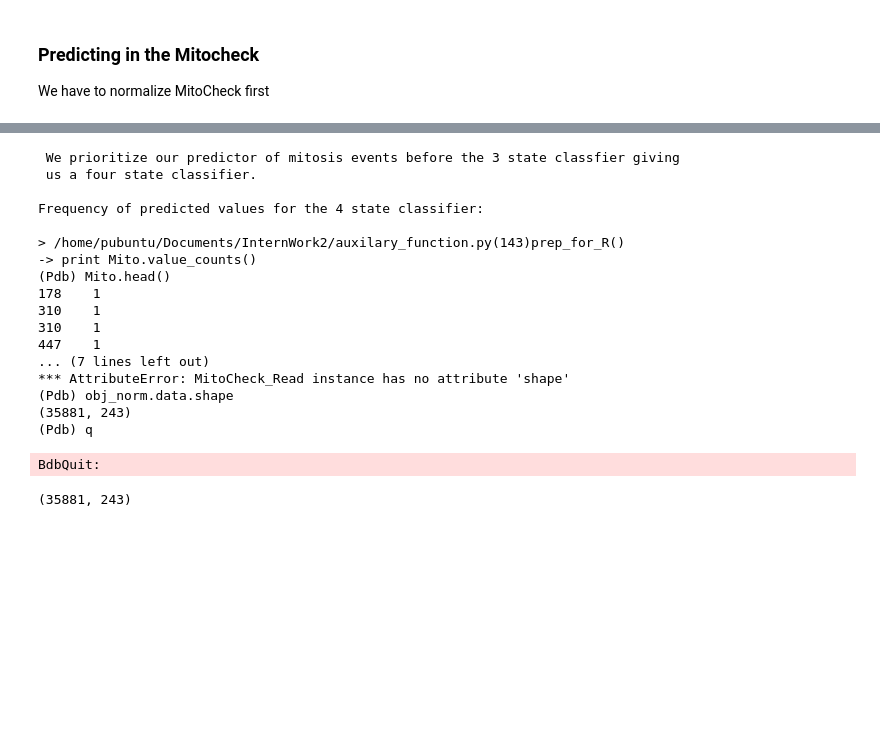
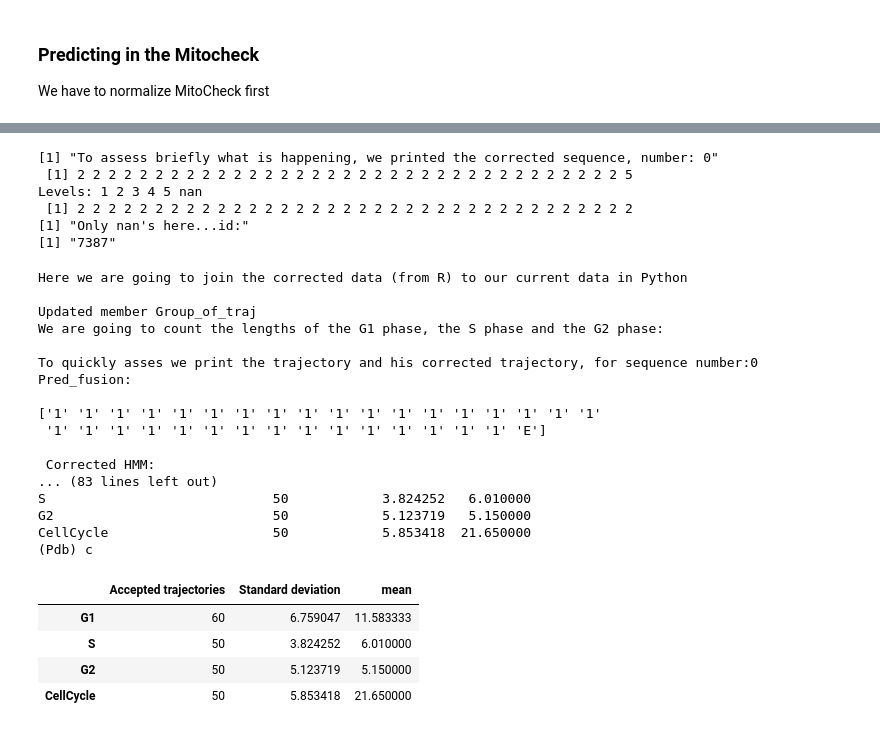
Before and after one commit to PeterJackNaylor/InternWork2, a Jupyter notebook: MitoCheck.ipynb, the cells around one changed output, grey strips where cells are left out. Saved outputs shown, nothing was run; the diff lists cells and outputs as text; code cells hidden in the pictures; blank space fills up the shorter version.

```diff
--- a/MitoCheck.ipynb
+++ b/MitoCheck.ipynb
@@ -314,0 +316,10 @@ Updated member Group_of_traj
+# %%
+%%R
+source("HMM_correcting_model.R")
+list_obj=HMM_correct(data,EmissionMat_,classif_final,obs_number=0)
+data=list_obj$new_data
+mean_t=list_obj$mean_t
+var_t=list_obj$var_t
+mean_e=list_obj$mean_e
+var_e=list_obj$var_e
+transProbs=list_obj$transProbs
@@ -315,31 +361,46 @@ Updated member Group_of_traj
+# %%
+%%R
+data_Mito=Predict_from_hmm(data_Mito,classif_final,classif_hmm,transProbs,EmissionMat_,startProbs)
+# %% [output]
+[1] "To assess briefly what is happening, we printed the corrected sequence, number: 0"
+ [1] 2 2 2 2 2 2 2 2 2 2 2 2 2 2 2 2 2 2 2 2 2 2 2 2 2 2 2 2 2 2 2 2 2 2 2 5
+Levels: 1 2 3 4 5 nan
+ [1] 2 2 2 2 2 2 2 2 2 2 2 2 2 2 2 2 2 2 2 2 2 2 2 2 2 2 2 2 2 2 2 2 2 2 2 2
+[1] "Only nan's here...id:"
+[1] "7387"
+# %%
+MitoCheck.data=MitoCheck.data.drop("HMM",axis=1)
 # %%
+%Rpull data_Mito
 execfile('auxilary_function.py')
-
-MitoCheck,data_Mito=prep_for_R(MitoCheck,
-           classif_3state=classif_3state,
-           classif_final=classif_final,
-           classif_Mitose=classif_Mitose,
-           num_str=num_str)
+MitoCheck,res=final_classif_HMM(data_Mito,MitoCheck,
+                  y_name_3state=y_name_3state,classif_Mitose=classif_Mitose,
+                  classif_3state=classif_3state,classif_final=classif_final,
+                              classif_hmm=classif_hmm,
+                             ratio=0.5)
 # %% [output]
- We prioritize our predictor of mitosis events before the 3 state classfier giving
- us a four state classifier.
+Here we are going to join the corrected data (from R) to our current data in Python
 
-Frequency of predicted values for the 4 state classifier:
+Updated member Group_of_traj
+We are going to count the lengths of the G1 phase, the S phase and the G2 phase:
 
-> /home/pubuntu/Documents/InternWork2/auxilary_function.py(143)prep_for_R()
--> print Mito.value_counts()
-(Pdb) Mito.head()
-178    1
-310    1
-310    1
-447    1
-... (7 lines left out)
-*** AttributeError: MitoCheck_Read instance has no attribute 'shape'
-(Pdb) obj_norm.data.shape
-(35881, 243)
-(Pdb) q
+To quickly asses we print the trajectory and his corrected trajectory, for sequence number:0
+Pred_fusion:
+
+['1' '1' '1' '1' '1' '1' '1' '1' '1' '1' '1' '1' '1' '1' '1' '1' '1' '1'
+ '1' '1' '1' '1' '1' '1' '1' '1' '1' '1' '1' '1' '1' '1' '1' 'E']
+
+ Corrected HMM:
+... (83 lines left out)
+S                             50            3.824252   6.010000
+G2                            50            5.123719   5.150000
+CellCycle                     50            5.853418  21.650000
+(Pdb) c
-BdbQuit:
-# %%
-MitoCheck.data.shape
-# %% [output]
-(35881, 243)
+# %%
+res
+# %% [output]
+|  | Accepted trajectories | Standard deviation | mean |
+| G1 | 60 | 6.759047 | 11.583333 |
+| S | 50 | 3.824252 | 6.010000 |
+| G2 | 50 | 5.123719 | 5.150000 |
+| CellCycle | 50 | 5.853418 | 21.650000 |
```
Also changed, not shown: parts of 24 cells of this notebook, 3 other files.
